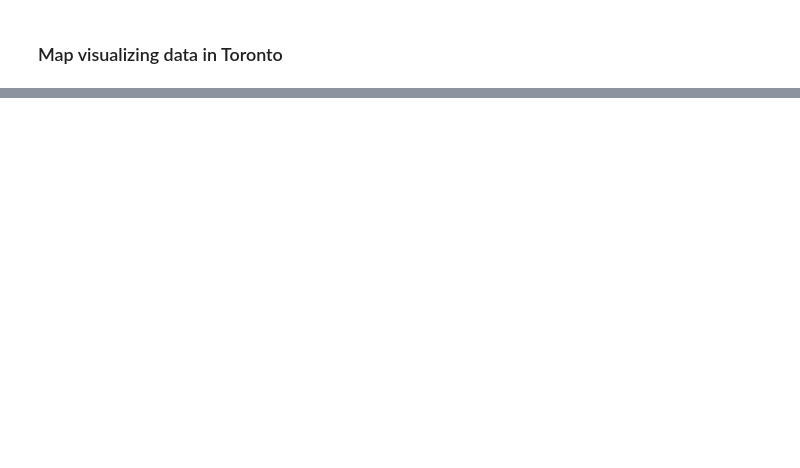
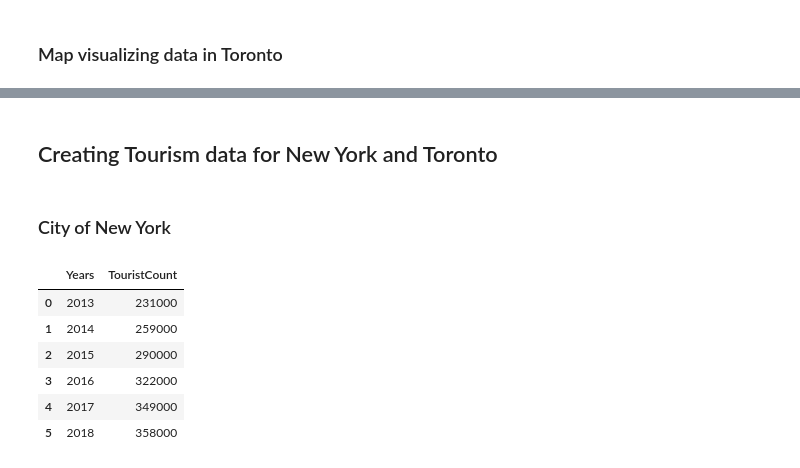
Before and after one commit to Karansingh005/Battle_of_Neighbourhoods, a Jupyter notebook: Capstilone_project_ntb.ipynb, the cells around one changed output, grey strips where cells are left out. Cells and saved outputs as stored; diff of their text form; code cells hidden in the pictures; blank space fills up the shorter version.

```diff
--- a/Capstilone_project_ntb.ipynb
+++ b/Capstilone_project_ntb.ipynb
@@ -284,3 +284,19 @@ for lat, lng, label in zip(df_fil_tor.lat, df_fil_tor.lng, df_fil_tor.categories
 venues_map_tor
 # %% [output]
 [interactive output not drawn]
+# %% [markdown]
+## Creating Tourism data for New York and Toronto
+# %% [markdown]
+### City of New York
+# %%
+data = {'Years': [2013,2014,2015,2016,2017,2018],'TouristCount':[231000,259000,290000,322000,349000,358000]}
+df_tourist_nyc = pd.DataFrame(data)
+df_tourist_nyc
+# %% [output]
+|  | Years | TouristCount |
+| 0 | 2013 | 231000 |
+| 1 | 2014 | 259000 |
+| 2 | 2015 | 290000 |
+| 3 | 2016 | 322000 |
+| 4 | 2017 | 349000 |
+| 5 | 2018 | 358000 |
```
Also changed, not shown: parts of 6 cells of this notebook.
